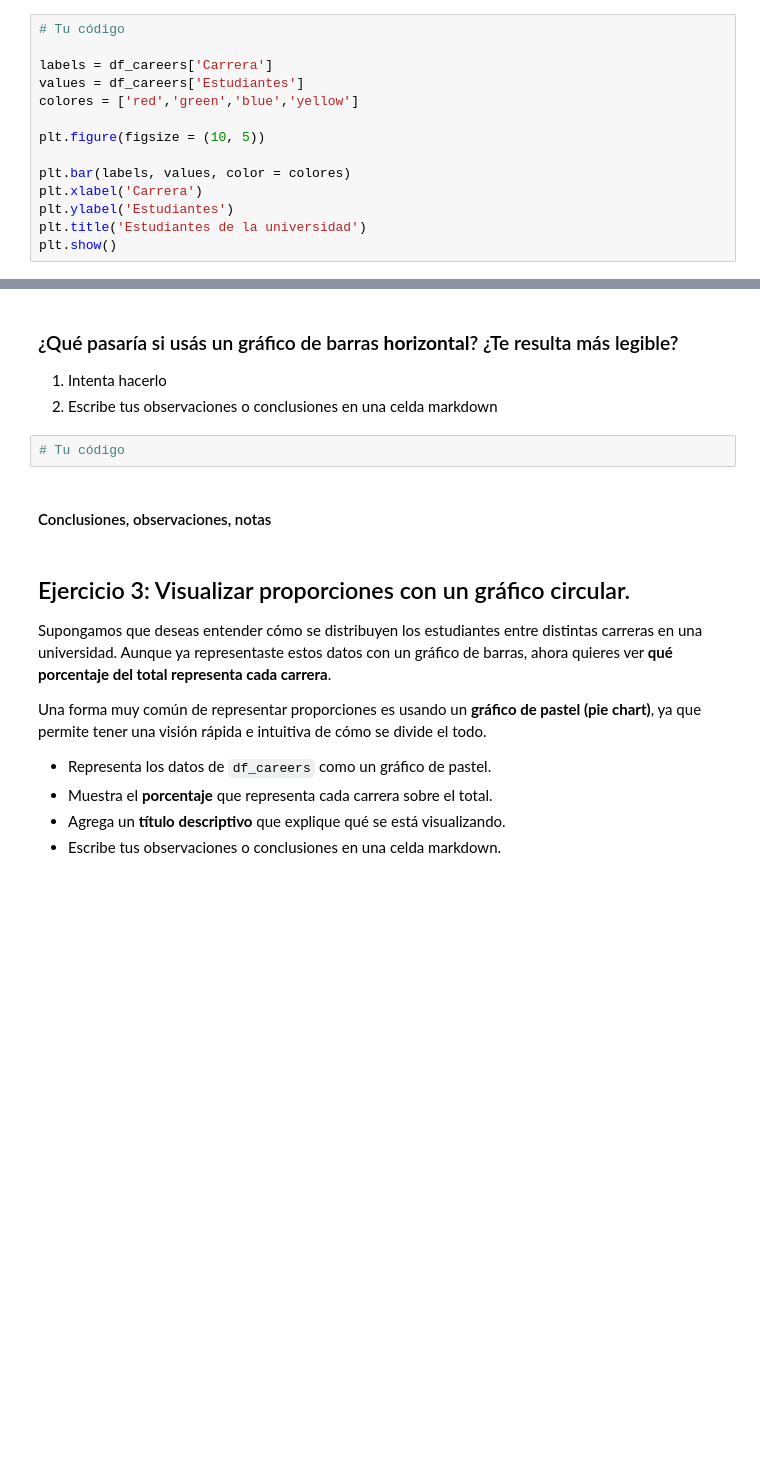
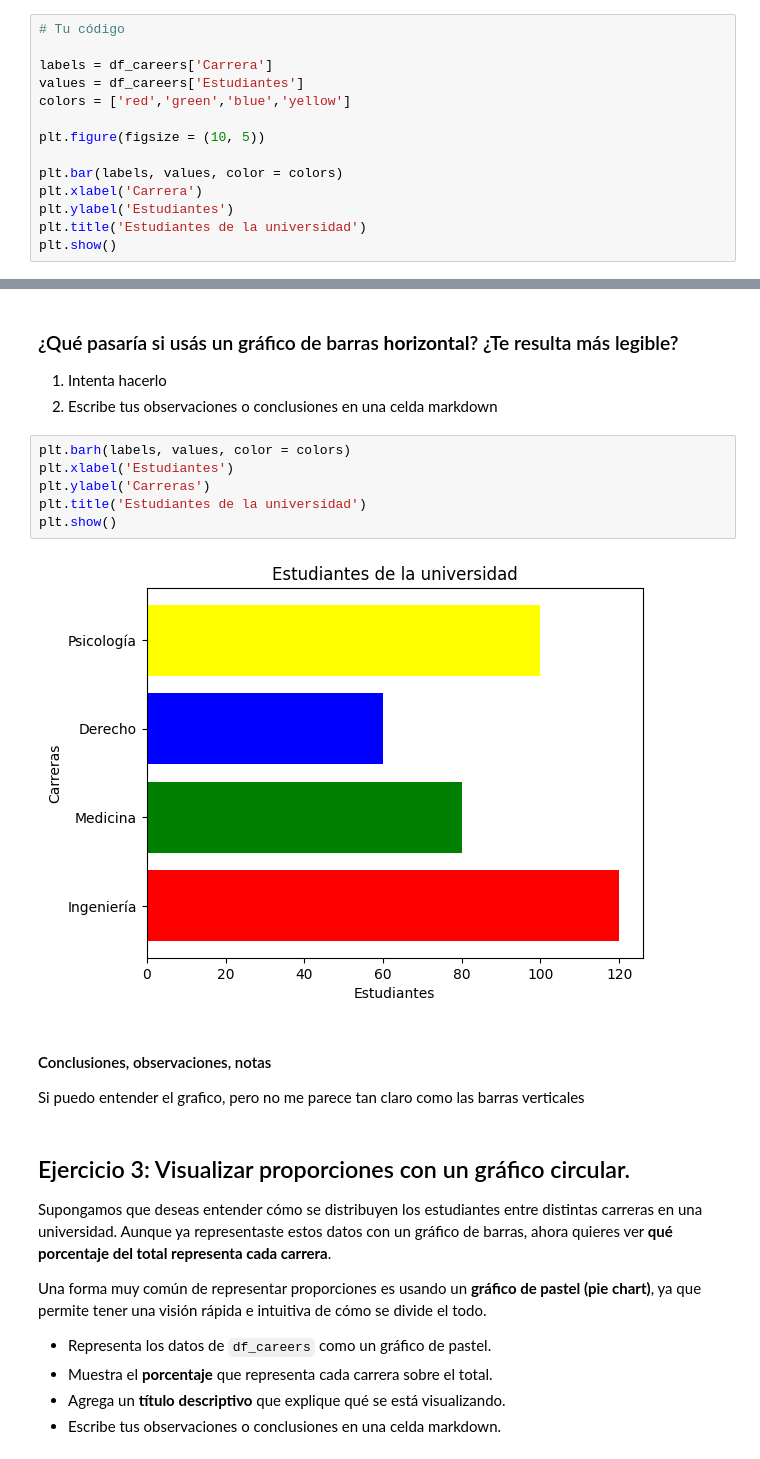
Before and after one commit to 4GeeksAcademy/AnthonnyMal-visualizacion, a Jupyter notebook: notebook/03-project-visualization.ipynb, the cells around one changed output, grey strips where cells are left out. Drawn from its saved outputs; the diff is of its cells as text; blank space fills up the shorter version.

```diff
--- a/notebook/03-project-visualization.ipynb
+++ b/notebook/03-project-visualization.ipynb
@@ -84,11 +86,11 @@ df_careers
 
 labels = df_careers['Carrera']
 values = df_careers['Estudiantes']
-colores = ['red','green','blue','yellow']
+colors = ['red','green','blue','yellow']
 
 plt.figure(figsize = (10, 5))
 
-plt.bar(labels, values, color = colores)
+plt.bar(labels, values, color = colors)
 plt.xlabel('Carrera')
 plt.ylabel('Estudiantes')
 plt.title('Estudiantes de la universidad')
@@ -102,9 +104,17 @@ plt.show()
 1. Intenta hacerlo
 2. Escribe tus observaciones o conclusiones en una celda markdown
 # %%
-# Tu código
+plt.barh(labels, values, color = colors)
+plt.xlabel('Estudiantes')
+plt.ylabel('Carreras')
+plt.title('Estudiantes de la universidad')
+plt.show()
+# %% [output]
+[figure, added]
 # %% [markdown]
 #### Conclusiones, observaciones, notas
+
+Si puedo entender el grafico, pero no me parece tan claro como las barras verticales
 # %% [markdown]
 ## Ejercicio 3: Visualizar proporciones con un gráfico circular.
 
```
Also changed, not shown: parts of 10 cells of this notebook.
